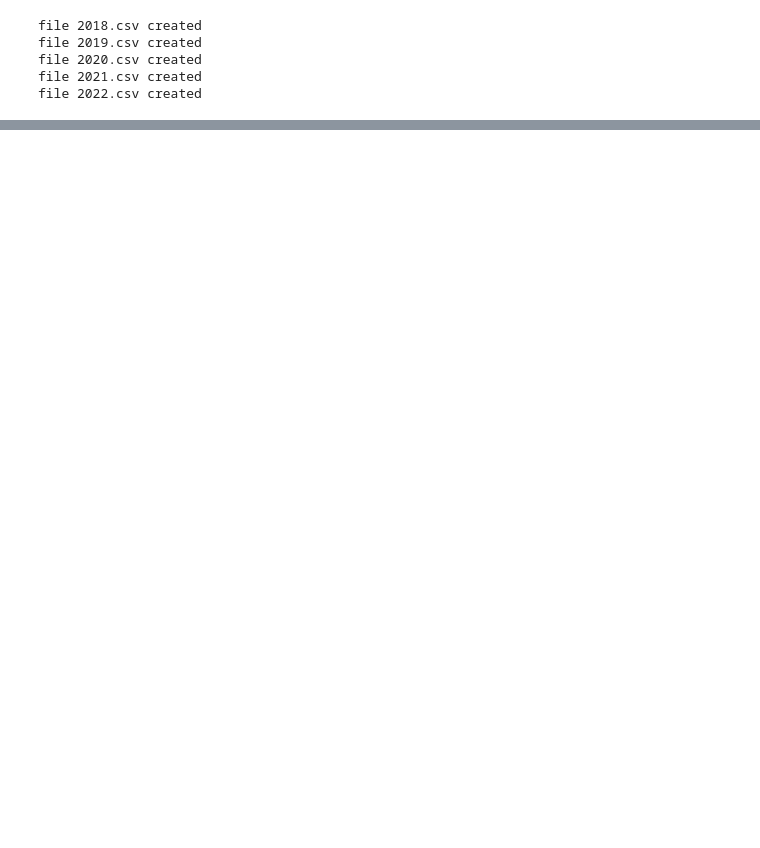
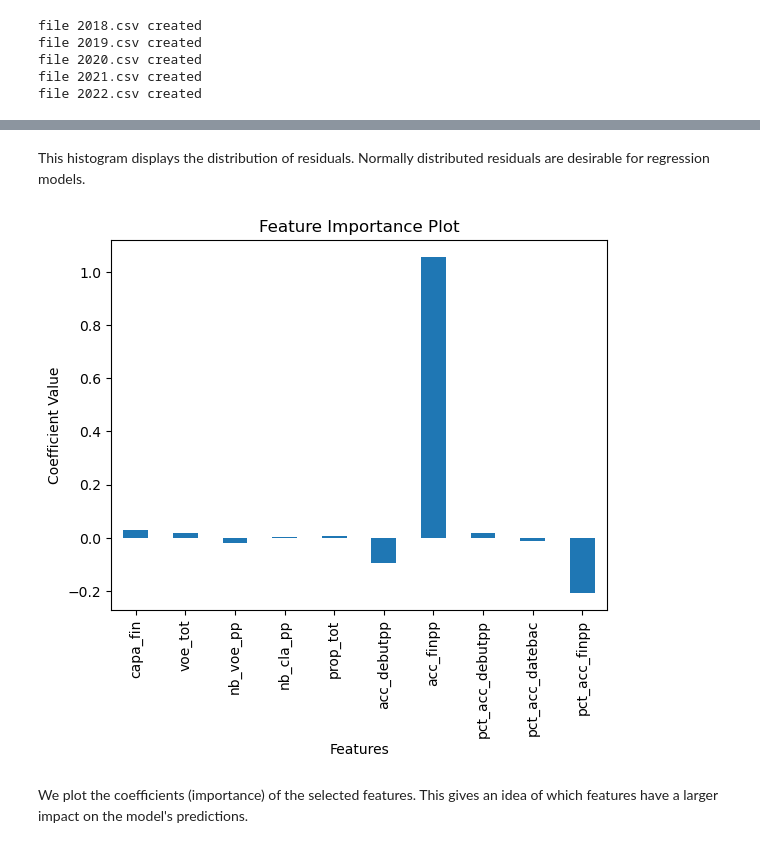
Before and after one commit to bapthub/summer-school-project, a Jupyter notebook: main.ipynb, the cells around one changed output, grey strips where cells are left out. Cells and saved outputs as stored; diff of their text form; code cells hidden in the pictures; blank space fills up the shorter version.

```diff
--- a/main.ipynb
+++ b/main.ipynb
@@ -109,0 +135,4 @@ memory usage: 12.1+ MB
+# %%
+#delete records when there is missing values (~241 records)
+df = df.dropna().reset_index(drop=True)
+df
@@ -164,0 +294,14 @@ memory usage: 12.1+ MB
+# %% [markdown]
+This histogram displays the distribution of residuals. Normally distributed residuals are desirable for regression models.
+# %%
+# Feature Importance Plot (coefficients)
+coef_importance = pd.Series(model.coef_, index=selected_features)
+coef_importance.plot(kind='bar')
+plt.xlabel("Features")
+plt.ylabel("Coefficient Value")
+plt.title("Feature Importance Plot")
+plt.show()
+# %% [output]
+[figure, added]
+# %% [markdown]
+We plot the coefficients (importance) of the selected features. This gives an idea of which features have a larger impact on the model's predictions.
```
Also changed, not shown: parts of 33 cells of this notebook, 1 other file.
